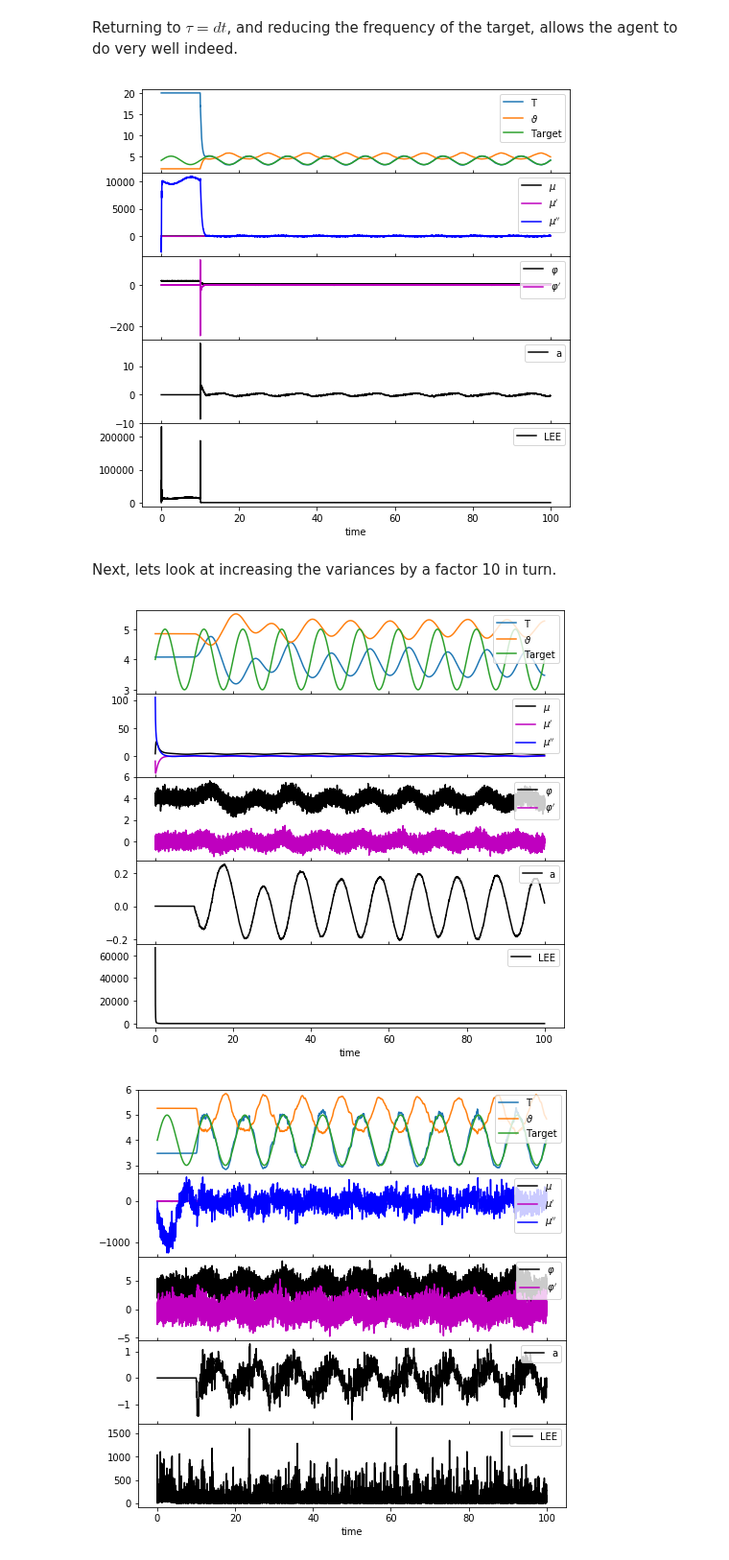
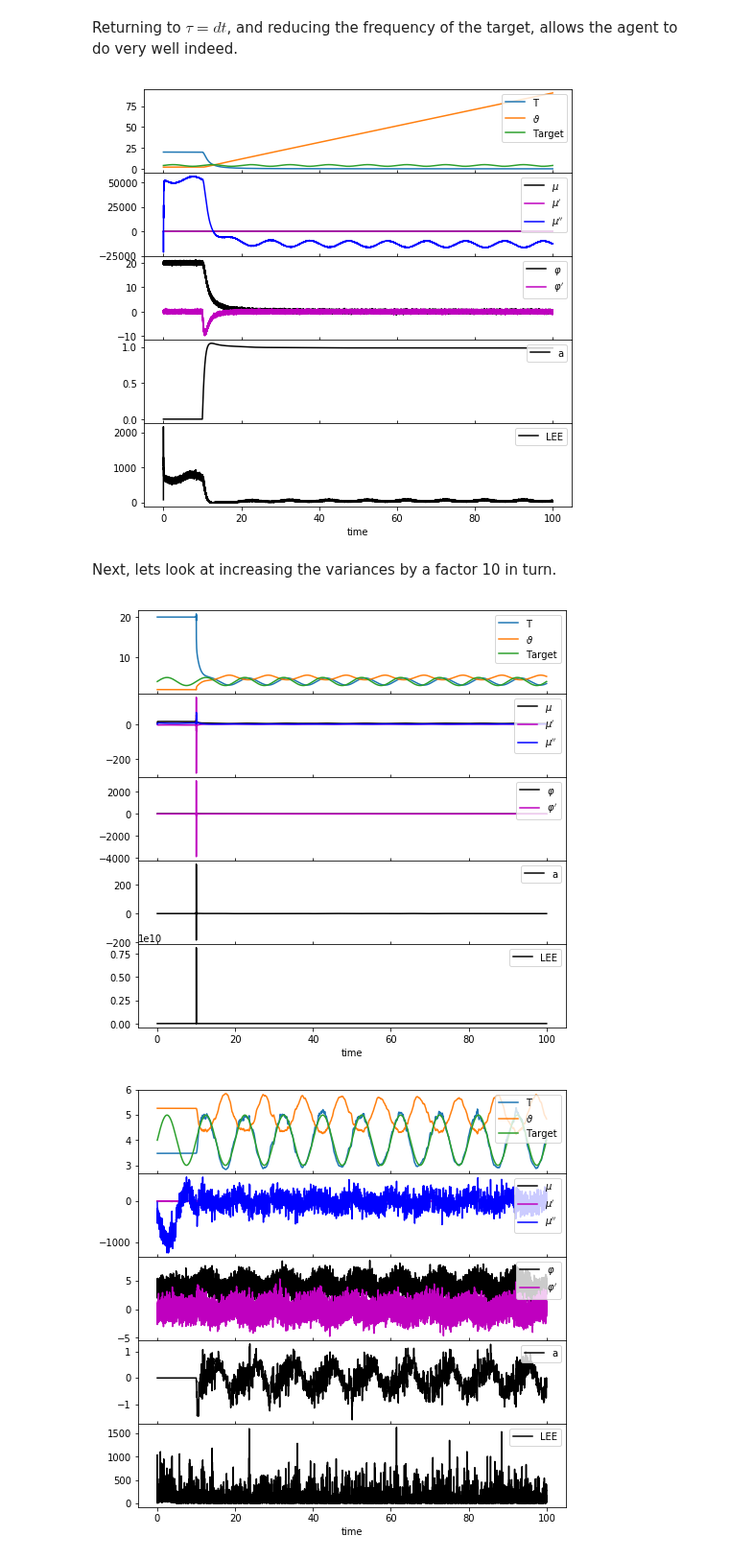
Before and after one commit to vschaik/Active-Inference, a Jupyter notebook: FEP.ipynb, the cells around one changed output. Shown at 96% size. Saved outputs shown, nothing was run; the diff lists cells and outputs as text; code cells hidden in the pictures.

```diff
--- a/FEP.ipynb
+++ b/FEP.ipynb
@@ -94,8 +106,10 @@ def temperature(theta):
 def LEEnergy(phi, mu, target):
     ''' Laplace-Encoded Energy = Variational Free Energy + Entropy
     This assumes the R-density is Gaussian, and sharply peaked around mu '''
-    epsilon_z = phi - mu[0:2]
-    epsilon_w = tau*mu[1:3] + mu[0:2] - target
+    epsilon_z[0] = phi[0] - mu[0]
+    epsilon_z[1] = tau * phi[1] - tau * mu[1]
+    epsilon_w[0] = tau * mu[1] + mu[0] - target[0]
+    epsilon_w[1] = tau**2 * mu[2] + tau * mu[1] - tau * target[1]
     LEE = (  np.dot(1/var_z, epsilon_z**2)
            + np.dot(1/var_w, epsilon_w**2)
            + np.log(var_w[0] * var_w[1] * var_z[0] * var_z[1])) / 2.0
@@ -106,8 +120,8 @@ def update_belief(mu, epsilon_z, epsilon_w):
     ''' Update agent's belief state
     Note: this doesn't use VFE or LEE at all, just the variance weighted error terms! '''
     mu[0] += dt * (mu[1] - k * (-epsilon_z[0] / var_z[0] + epsilon_w[0] / var_w[0]))
-    mu[1] += dt * (mu[2] - k * (-epsilon_z[1] / var_z[1] + epsilon_w[1] / var_w[1] + epsilon_w[0] / var_w[0] / tau))
-    mu[2] += dt* -k * (epsilon_w[1] / var_w[1]) / tau
+    mu[1] += dt * (mu[2] - k / tau * (-epsilon_z[1] / var_z[1] + epsilon_w[1] / var_w[1] + epsilon_w[0] / var_w[0]))
+    mu[2] += dt * -k /tau**2 * (epsilon_w[1] / var_w[1])
     return mu
 
 
@@ -169,7 +183,7 @@ def default_params():
     global simTime, dt, actionTime, tau, t, N, T_desire, T0, IP, var_z, var_zgp, var_w, k, ka
     # Simulation parameters
     simTime = 100                       # Simulation duration
-    dt = 0.005                          # Simulation time step
+    dt = 0.001                          # Simulation time step
     actionTime = simTime/4              # The time that action onsets
     tau = 1.0                           # Time constant for generalised motion
     t = np.arange(0, simTime, dt)       # Time
@@ -348,7 +401,6 @@ Returning to $\tau = dt$, and reducing the frequency of the target, allows the a
 # %%
 default_params()
 actionTime = 10
-theta[0, -1] = 12
 tau = dt
 k = 1.0
 ka = 0.2
@@ -362,32 +414,28 @@ target = np.asarray([T_desire + np.sin(2*np.pi*f*t), np.cos(2*np.pi*f*t)])
 sim_agent()
 plot_fig1()
 # %% [output]
-[figure, old version]
+[figure, new version]
 # %% [markdown]
 Next, lets look at increasing the variances by a factor 10 in turn.
 # %%
 default_params()
 actionTime = 10
-# theta[0, -1] = 12
-tau = 1.0
-k = 1.0
-ka = 0.2
-# reset_vars()
+reset_vars()
 
 # Create dynamic target
 f = 0.1
 target = np.asarray([T_desire + np.sin(2*np.pi*f*t), np.cos(2*np.pi*f*t)])
 
 # Variances
-var_z = 1.0 * np.ones(2)            # Sensory variances
-var_zgp = 0.1 * np.ones(2)          # Sensory noise in the generative process
-var_w = 0.1 * np.ones(2)            # Hidden state variances
+var_z = 0.001 * np.ones(2)            # Sensory variances
+var_zgp = 0.001 * np.ones(2)          # Sensory noise in the generative process
+var_w = 0.001 * np.ones(2)            # Hidden state variances
 
 # Simulate agent
 sim_agent()
 plot_fig1()
 # %% [output]
-[figure, old version]
+[figure, new version]
 # %%
 default_params()
 actionTime = 10
```
Also changed, not shown: parts of 23 cells of this notebook.
